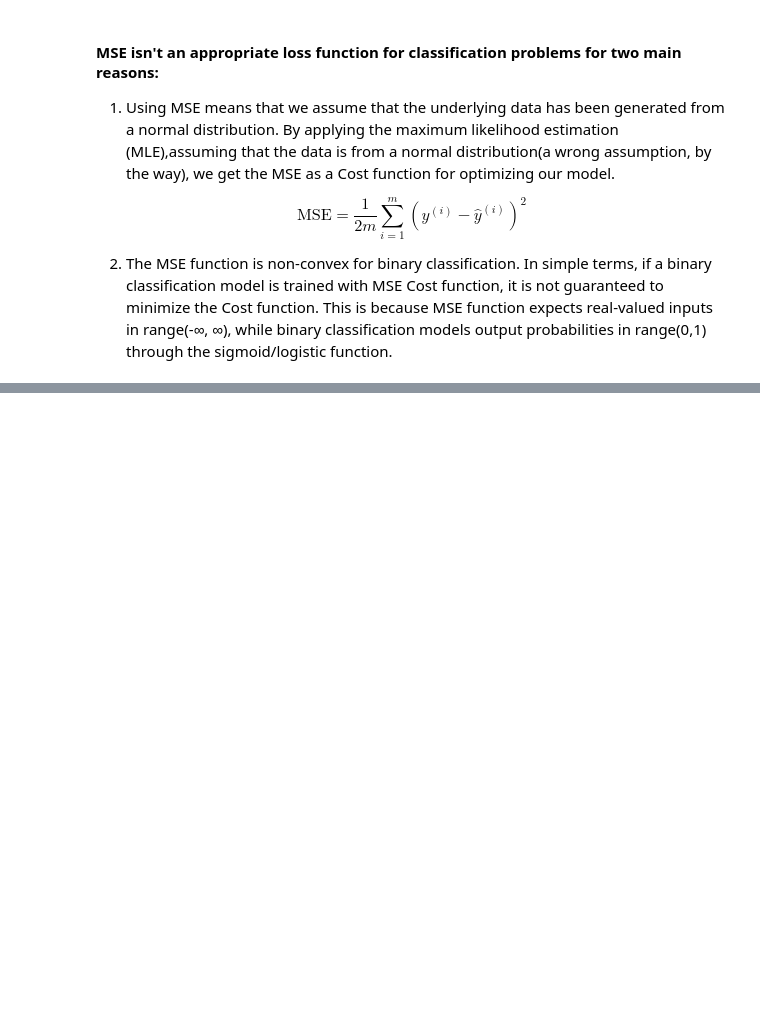
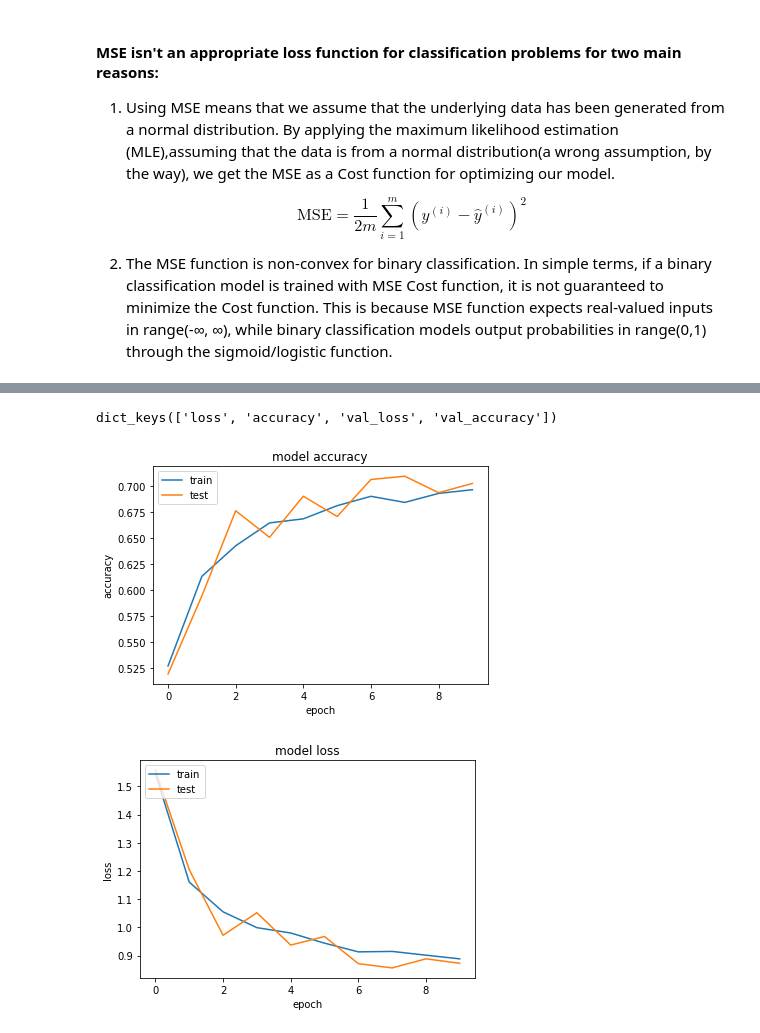
Before and after one commit to daneshvar-amrollahi/UTKFace-Classification, a Jupyter notebook: AI_CA5_P2.ipynb, the cells around one changed output, grey strips where cells are left out. Drawn from its saved outputs; the diff is of its cells as text; code cells hidden in the pictures; blank space fills up the shorter version.

```diff
--- a/AI_CA5_P2.ipynb
+++ b/AI_CA5_P2.ipynb
@@ -676,0 +679,13 @@ $$ \text{MSE} = \frac{1}{2m} \sum_{i = 1}^{m} (y^{(i)} - \hat{y}^{(i)})^2 $$
+# %%
+input = layers.Input(shape = (100, 100, 1))
+
+output = layers.Flatten()(input)
+output = layers.Dense(1024, activation = "relu", kernel_regularizer = tf.keras.regularizers.l2(l2 = 0.0001))(output)
+output = layers.Dense(512, activation = "relu", kernel_regularizer = tf.keras.regularizers.l2(l2 = 0.0001))(output)
+output = layers.Dense(5, activation = "softmax", kernel_regularizer = tf.keras.regularizers.l2(l2 = 0.0001))(output)
+# %%
+model = models.Model(inputs = input, outputs = output)
+# %%
+model.compile(optimizer = optimizers.Adam(), loss = "categorical_crossentropy", metrics = ["accuracy"])
+# %%
+history = model.fit(TrainData, validation_data = TestData, epochs = 10)
@@ -676,0 +713,24 @@ $$ \text{MSE} = \frac{1}{2m} \sum_{i = 1}^{m} (y^{(i)} - \hat{y}^{(i)})^2 $$
+# %%
+print(history.history.keys())
+
+plt.plot(history.history['accuracy'])
+plt.plot(history.history['val_accuracy'])
+plt.title('model accuracy')
+plt.ylabel('accuracy')
+plt.xlabel('epoch')
+plt.legend(['train', 'test'], loc='upper left')
+plt.show()
+
+plt.plot(history.history['loss'])
+plt.plot(history.history['val_loss'])
+plt.title('model loss')
+plt.ylabel('loss')
+plt.xlabel('epoch')
+plt.legend(['train', 'test'], loc='upper left')
+plt.show()
+
+# Source: https://machinelearningmastery.com/display-deep-learning-model-training-history-in-keras/
+# %% [output]
+dict_keys(['loss', 'accuracy', 'val_loss', 'val_accuracy'])
+[figure, added]
+[figure, added]
```
Also changed, not shown: parts of 5 cells of this notebook.
